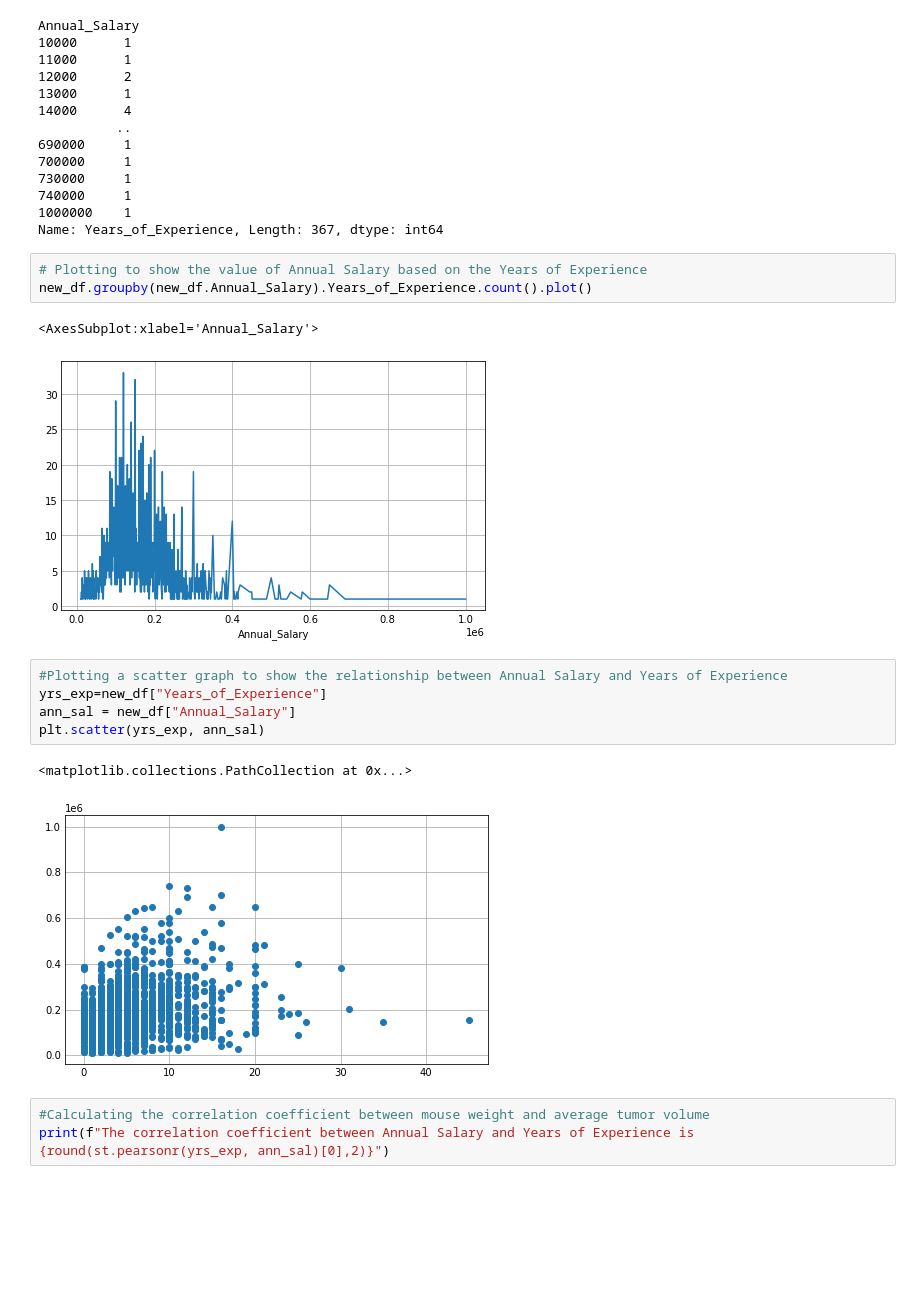
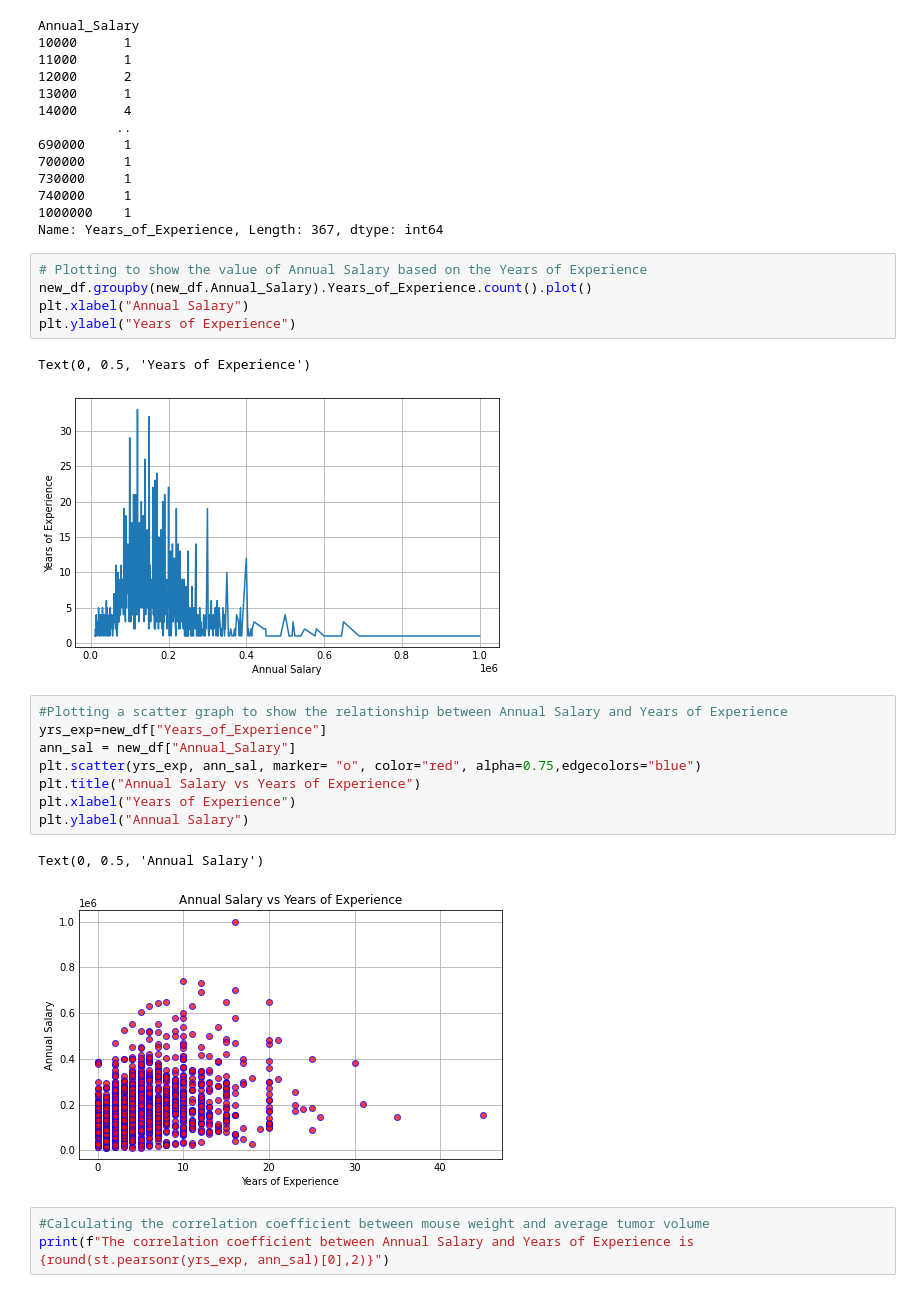
Before and after one commit to rita-s/Data_Analysis_Project_1, a Jupyter notebook: HR_Hackers.ipynb, the cells around one changed output. Drawn from its saved outputs; the diff is of its cells as text; blank space fills up the shorter version.

```diff
--- a/HR_Hackers.ipynb
+++ b/HR_Hackers.ipynb
@@ -188,17 +170,22 @@ Name: Years_of_Experience, Length: 367, dtype: int64
 # %%
 # Plotting to show the value of Annual Salary based on the Years of Experience
 new_df.groupby(new_df.Annual_Salary).Years_of_Experience.count().plot()
+plt.xlabel("Annual Salary")
+plt.ylabel("Years of Experience")
 # %% [output]
-<AxesSubplot:xlabel='Annual_Salary'>
+Text(0, 0.5, 'Years of Experience')
-[figure, old version]
+[figure, new version]
 # %%
 #Plotting a scatter graph to show the relationship between Annual Salary and Years of Experience
 yrs_exp=new_df["Years_of_Experience"]
 ann_sal = new_df["Annual_Salary"]
-plt.scatter(yrs_exp, ann_sal)
+plt.scatter(yrs_exp, ann_sal, marker= "o", color="red", alpha=0.75,edgecolors="blue")
+plt.title("Annual Salary vs Years of Experience")
+plt.xlabel("Years of Experience")
+plt.ylabel("Annual Salary")
 # %% [output]
-<matplotlib.collections.PathCollection at 0x...>
+Text(0, 0.5, 'Annual Salary')
-[figure, old version]
+[figure, new version]
 # %%
 #Calculating the correlation coefficient between mouse weight and average tumor volume
 print(f"The correlation coefficient between Annual Salary and Years of Experience is {round(st.pearsonr(yrs_exp, ann_sal)[0],2)}")
```
Also changed, not shown: parts of 7 cells of this notebook.
